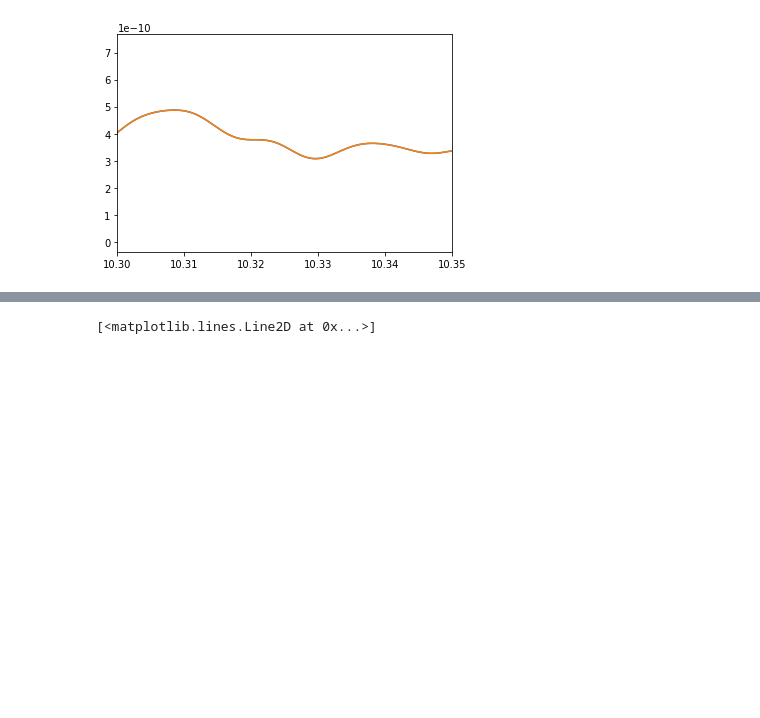
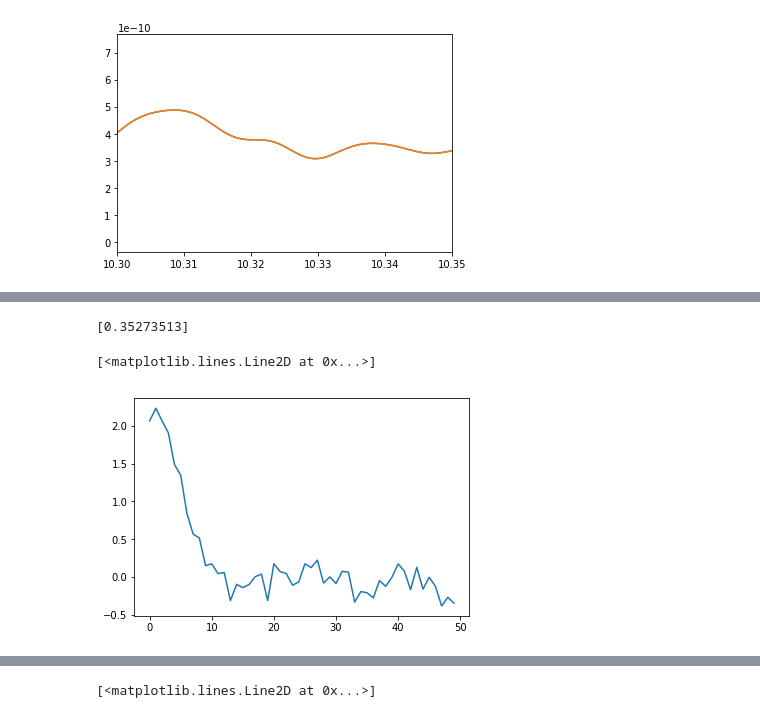
Before and after one commit to zdeblick/fun-con, a Jupyter notebook: CellTypePriors.ipynb, the cells around one changed output, grey strips where cells are left out. Saved outputs shown, nothing was run; the diff lists cells and outputs as text; code cells hidden in the pictures; blank space fills up the shorter version.

Commit message:
keras works on cell-type data

```diff
--- a/CellTypePriors.ipynb
+++ b/CellTypePriors.ipynb
@@ -242,0 +298,8 @@ plt.plot(Xdsn[209090,:])
+# %%
+from keras import Sequential
+from keras.layers import Dense, Lambda
+model = Sequential()
+model.add(Dense(1,input_dim = Xdsn.shape[1],use_bias=True))
+model.add(Lambda(lambda x: K.exp(x)*bin_len))
+print model.summary()
+model.compile(loss = 'poisson',optimizer = keras.optimizers.adam(lr=2e-1))
@@ -243,2 +319,2 @@ plt.plot(Xdsn[209090,:])
 # %%
-# model.fit(x=Xdsn,y=np.expand_dims(y,1),epochs=10,batch_size = 400000)
+model.fit(x=Xdsn,y=ydsn,epochs=100,batch_size = 1000000)
@@ -245,3 +340,8 @@ plt.plot(Xdsn[209090,:])
 # %%
-# p = model.get_weights()[0]
-# plt.plot(p[d:])
+p = model.get_weights()[0]
+print np.exp(model.get_weights()[1])
+plt.plot(p[:d])
+# %% [output]
+[0.35273513]
+[<matplotlib.lines.Line2D at 0x...>]
+[figure, added]
```
Also changed, not shown: parts of 22 cells of this notebook, 2 other files.
